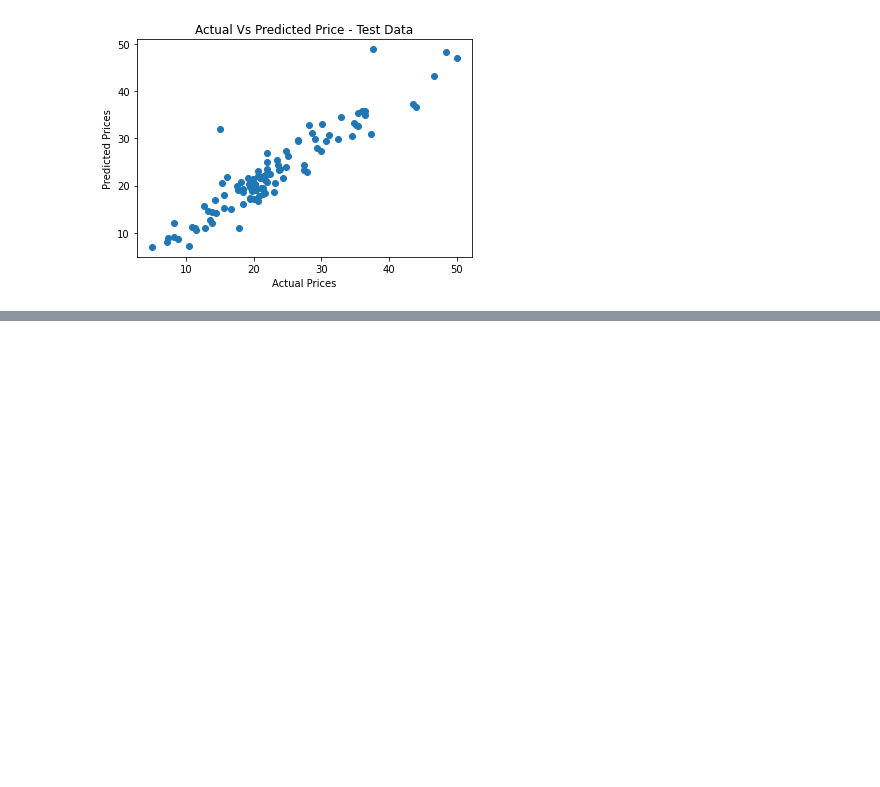
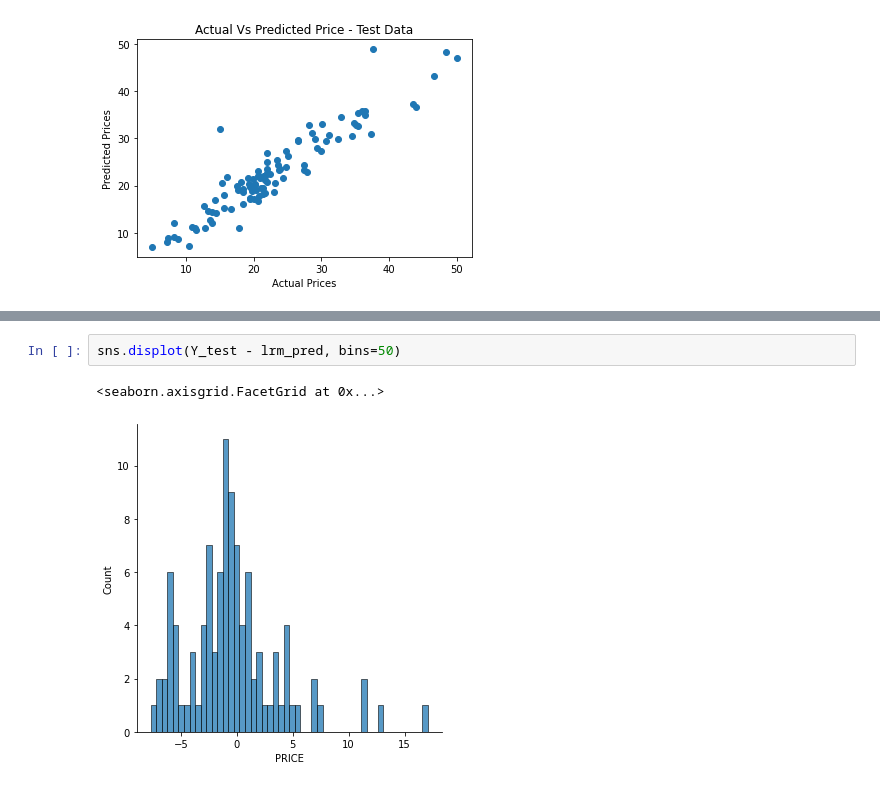
Before and after one commit to NVombat/House-Price-Prediction, a Jupyter notebook: house_price_prediction.ipynb, the cells around one changed output, grey strips where cells are left out. Cells and saved outputs as stored; diff of their text form; blank space fills up the shorter version.

```diff
--- a/house_price_prediction.ipynb
+++ b/house_price_prediction.ipynb
@@ -215,0 +270,5 @@ plt.show()
+# %%
+sns.displot(Y_test - lrm_pred, bins=50)
+# %% [output]
+<seaborn.axisgrid.FacetGrid at 0x...>
+[figure, added]
```
Also changed, not shown: parts of 25 cells of this notebook.
